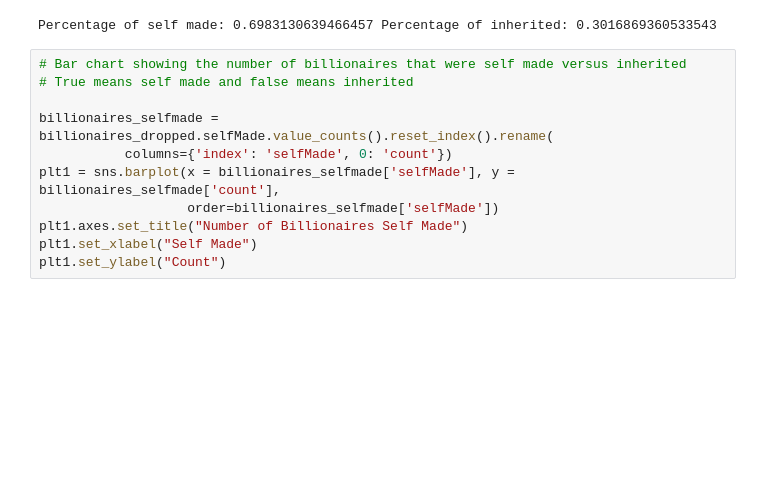
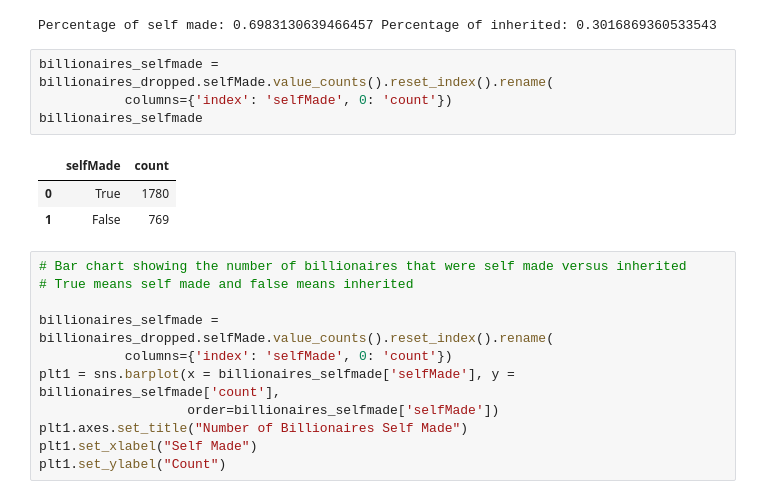
Before and after one commit to jteh188/Billionaires-Statistics-Data-Analysis, a Jupyter notebook: EDACheckpoint_Group026_WI24.ipynb, the cells around one changed output. Cells and saved outputs as stored; diff of their text form; blank space fills up the shorter version.

```diff
--- a/EDACheckpoint_Group026_WI24.ipynb
+++ b/EDACheckpoint_Group026_WI24.ipynb
@@ -614,6 +619,14 @@ print('Percentage of self made:', selfmade_ratio,
       'Percentage of inherited:', 1 - selfmade_ratio)
 # %% [output]
 Percentage of self made: 0.6983130639466457 Percentage of inherited: 0.3016869360533543
+# %%
+billionaires_selfmade = billionaires_dropped.selfMade.value_counts().reset_index().rename(
+           columns={'index': 'selfMade', 0: 'count'})
+billionaires_selfmade
+# %% [output]
+|  | selfMade | count |
+| 0 | True | 1780 |
+| 1 | False | 769 |
 # %%
 # Bar chart showing the number of billionaires that were self made versus inherited
 # True means self made and false means inherited
```
Also changed, not shown: parts of 11 cells of this notebook.
